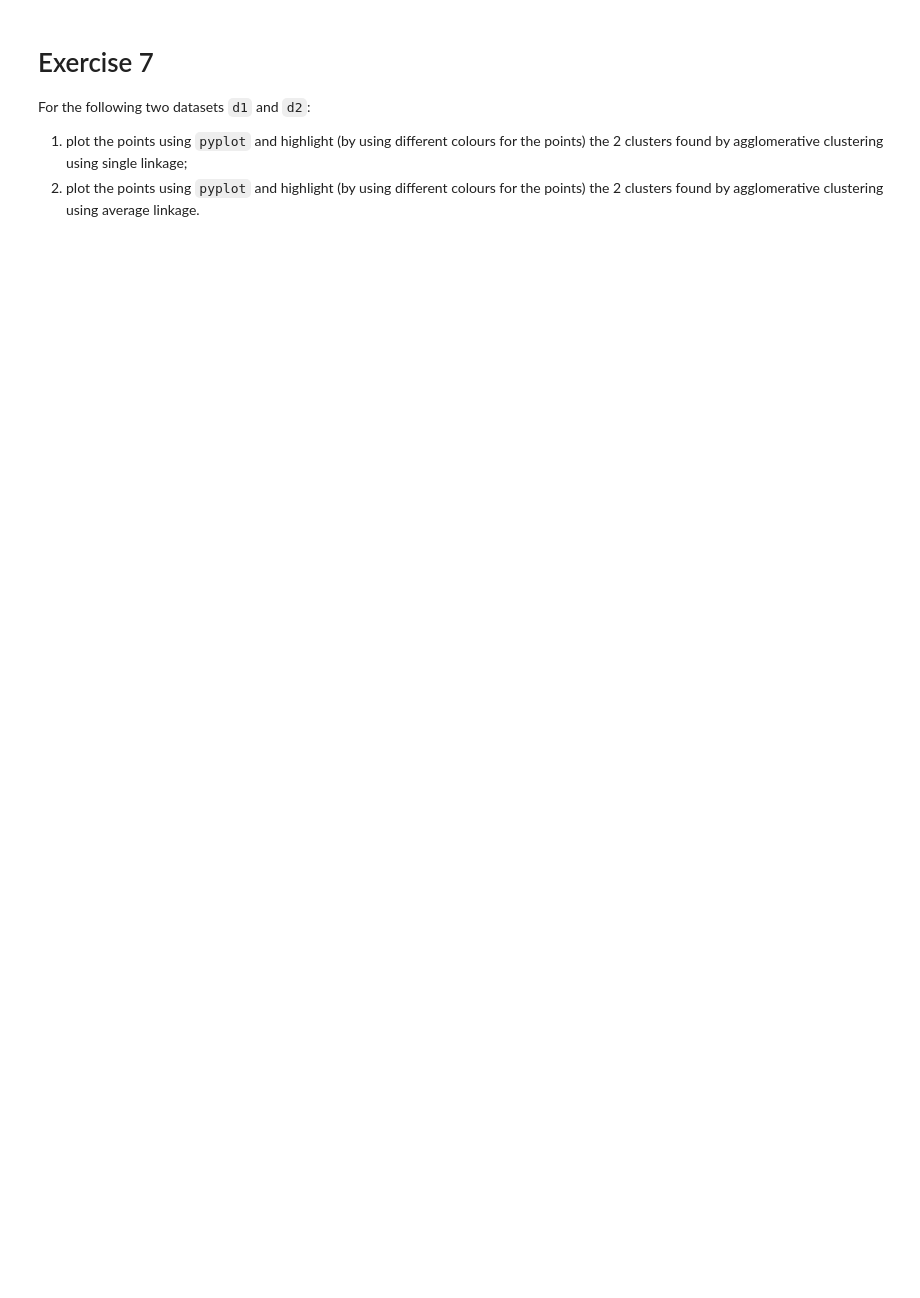
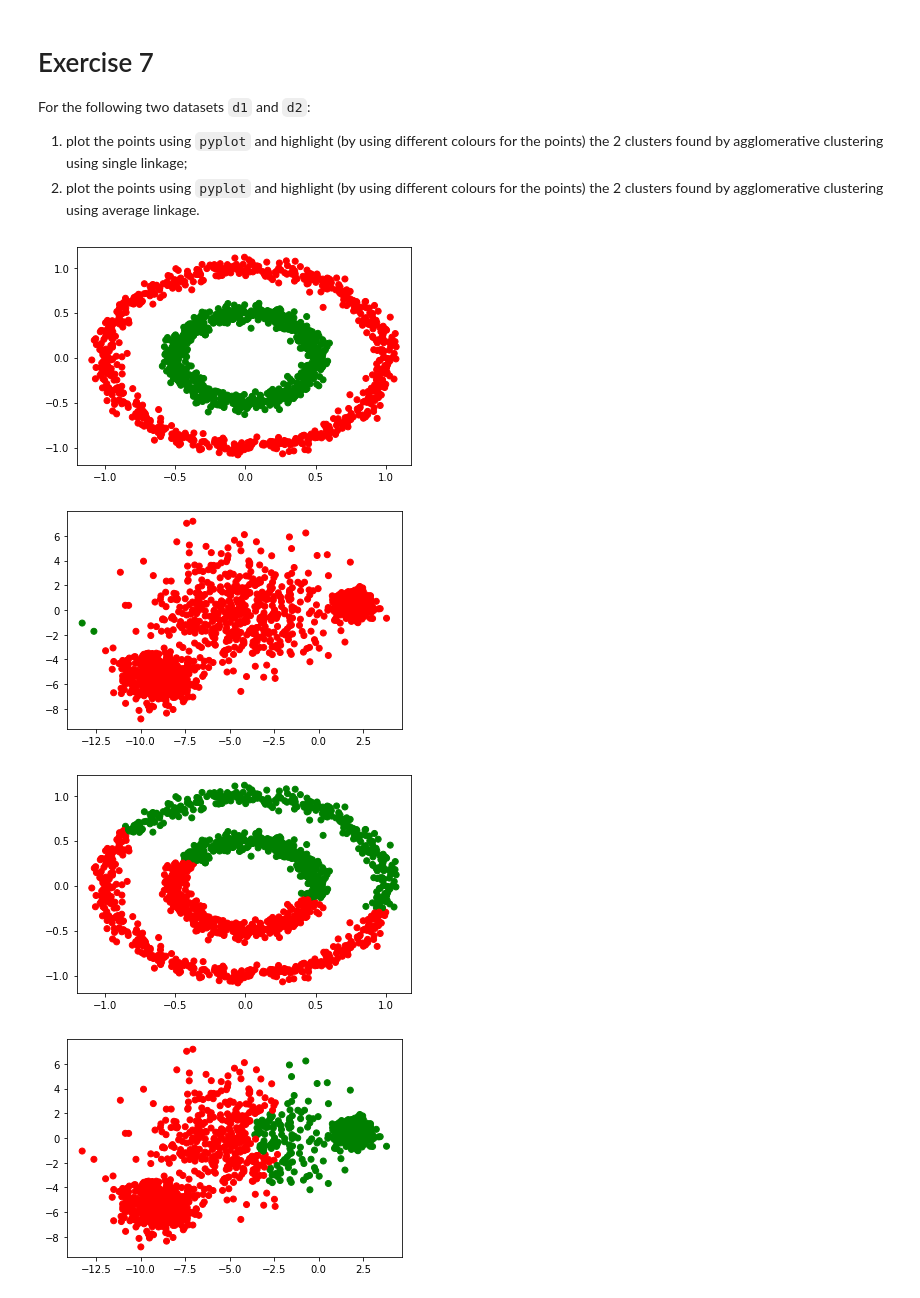
Before and after one commit to radumarinoiu/companion-lab, a Jupyter notebook: Lab9-10-Exercises.ipynb, the cells around one changed output. Saved outputs shown, nothing was run; the diff lists cells and outputs as text; code cells hidden in the pictures; blank space fills up the shorter version.

```diff
--- a/Lab9-10-Exercises.ipynb
+++ b/Lab9-10-Exercises.ipynb
@@ -201,12 +270,38 @@ For the following two datasets `d1` and `d2`:
 1. plot the points using `pyplot` and highlight (by using different colours for the points) the 2 clusters found by agglomerative clustering using average linkage.
 # %%
 from sklearn import datasets as ds
+from sklearn.cluster import AgglomerativeClustering
+import matplotlib.pyplot as plt
+from matplotlib.colors import ListedColormap
 
 np.random.seed(0)
 X1, _ = ds.make_circles(n_samples=1500, factor=.5,  noise=.05)
 X2, _ = ds.make_blobs(n_samples=1500,
                       cluster_std=[1.0, 2.5, 0.5],
                       random_state=170)
 
 d1 = pd.DataFrame(X1, columns=['X1', 'X2'])
 d2 = pd.DataFrame(X2, columns=['X1', 'X2'])
+
+figure_count = 0
+for linkage in ["single", "average"]:
+    plt.figure(figure_count)
+    figure_count += 1
+    ac = AgglomerativeClustering(linkage=linkage, n_clusters=2)
+    ac.fit(d1)
+    clusters = ac.fit_predict(d1)
+    c = ListedColormap(['red', 'green'])
+    plt.scatter(d1["X1"], d1["X2"], c=clusters, cmap=c)
+
+    plt.figure(figure_count)
+    figure_count += 1
+    ac = AgglomerativeClustering(linkage=linkage, n_clusters=2)
+    ac.fit(d2)
+    clusters = ac.fit_predict(d2)
+    c = ListedColormap(['red', 'green'])
+    plt.scatter(d2["X1"], d2["X2"], c=clusters, cmap=c)
+# %% [output]
+[figure, added]
+[figure, added]
+[figure, added]
+[figure, added]
```
Also changed, not shown: parts of 3 cells of this notebook.
